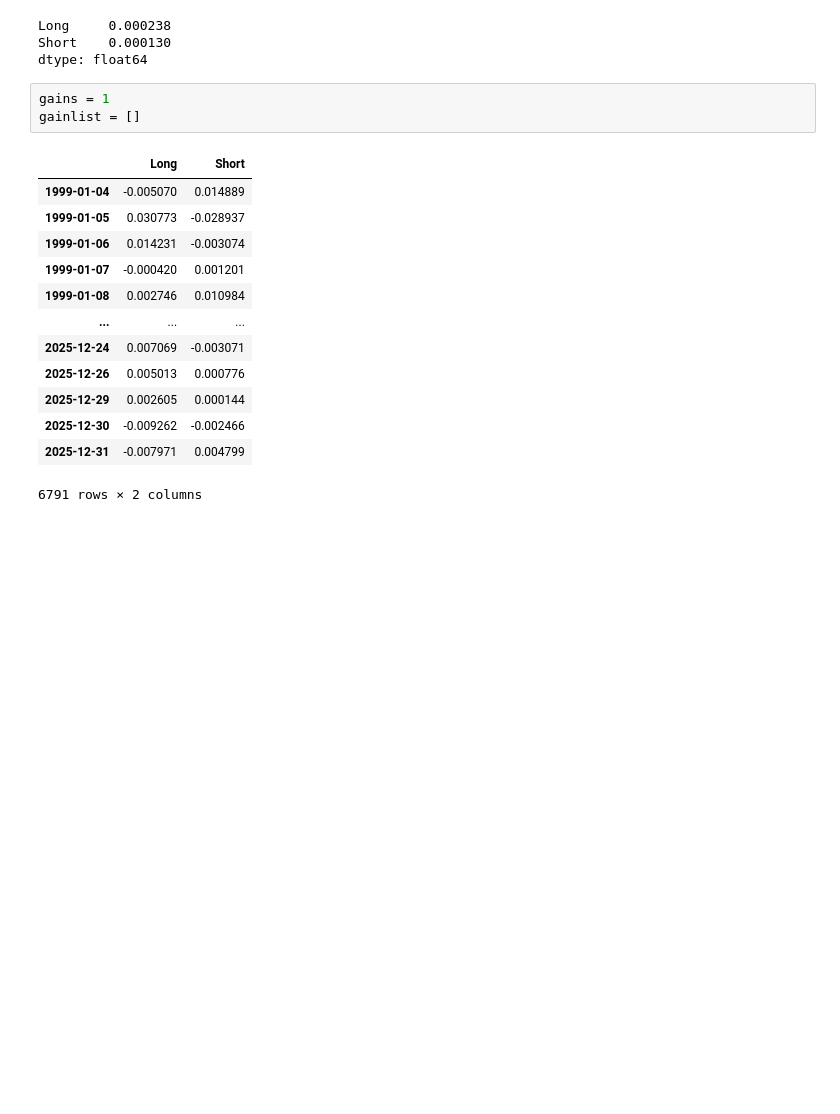
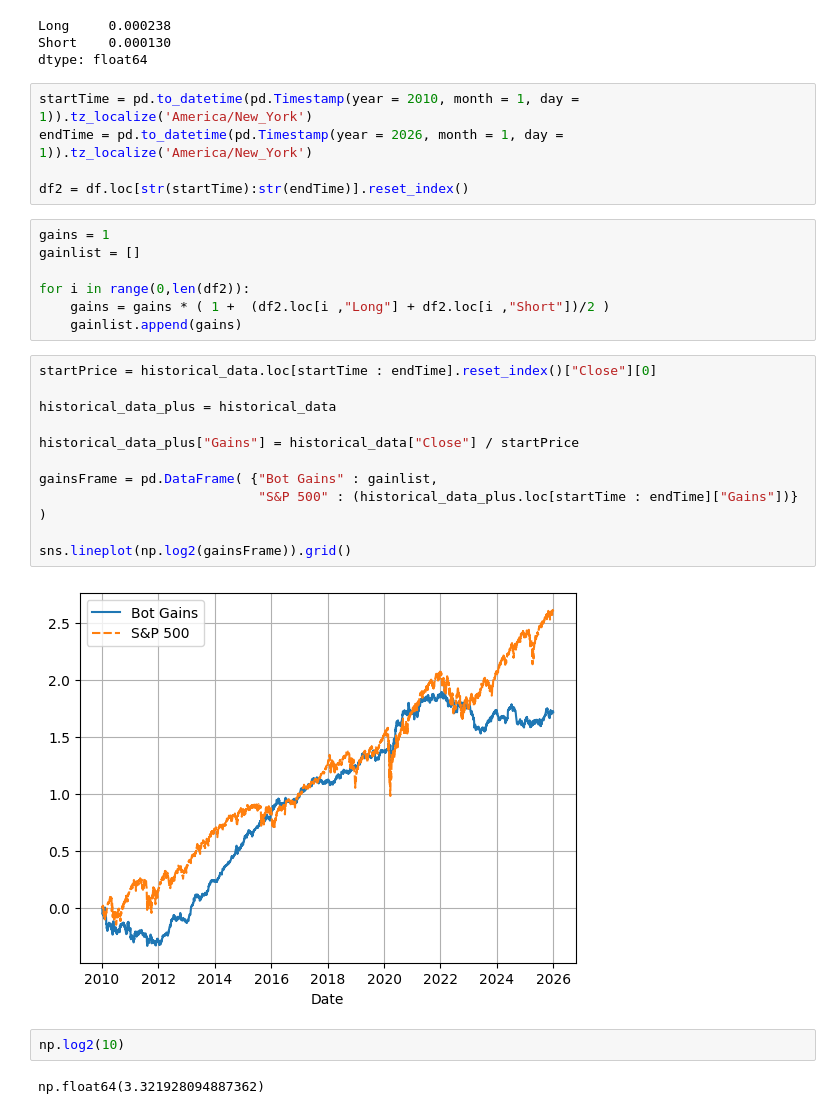
Before and after one commit to FancyEveryDay/Stock-market-forecasting, a Jupyter notebook: data.ipynb, the cells around one changed output. Saved outputs shown, nothing was run; the diff lists cells and outputs as text; blank space fills up the shorter version.

```diff
--- a/data.ipynb
+++ b/data.ipynb
@@ -214,20 +212,33 @@ df.loc[f"{j}-01-01" : f"{j+6}-01-01"].mean()
 Long     0.000238
 Short    0.000130
 dtype: float64
+# %%
+startTime = pd.to_datetime(pd.Timestamp(year = 2010, month = 1, day = 1)).tz_localize('America/New_York')
+endTime = pd.to_datetime(pd.Timestamp(year = 2026, month = 1, day = 1)).tz_localize('America/New_York')
+
+df2 = df.loc[str(startTime):str(endTime)].reset_index()
 # %%
 gains = 1
 gainlist = []
+
+for i in range(0,len(df2)):
+    gains = gains * ( 1 +  (df2.loc[i ,"Long"] + df2.loc[i ,"Short"])/2 )
+    gainlist.append(gains)
-# %% [output]
-|  | Long | Short |
-| 1999-01-04 | -0.005070 | 0.014889 |
-| 1999-01-05 | 0.030773 | -0.028937 |
-| 1999-01-06 | 0.014231 | -0.003074 |
-| 1999-01-07 | -0.000420 | 0.001201 |
-| 1999-01-08 | 0.002746 | 0.010984 |
-| ... | ... | ... |
-| 2025-12-24 | 0.007069 | -0.003071 |
-| 2025-12-26 | 0.005013 | 0.000776 |
-| 2025-12-29 | 0.002605 | 0.000144 |
-| 2025-12-30 | -0.009262 | -0.002466 |
-| 2025-12-31 | -0.007971 | 0.004799 |
-6791 rows × 2 columns
+# %%
+startPrice = historical_data.loc[startTime : endTime].reset_index()["Close"][0]
+
+historical_data_plus = historical_data
+
+historical_data_plus["Gains"] = historical_data["Close"] / startPrice
+
+gainsFrame = pd.DataFrame( {"Bot Gains" : gainlist,
+                            "S&P 500" : (historical_data_plus.loc[startTime : endTime]["Gains"])}
+)
+
+sns.lineplot(np.log2(gainsFrame)).grid()
+# %% [output]
+[figure, added]
+# %%
+np.log2(10)
+# %% [output]
+np.float64(3.321928094887362)
```
Also changed, not shown: parts of 3 cells of this notebook, 19 other files.
